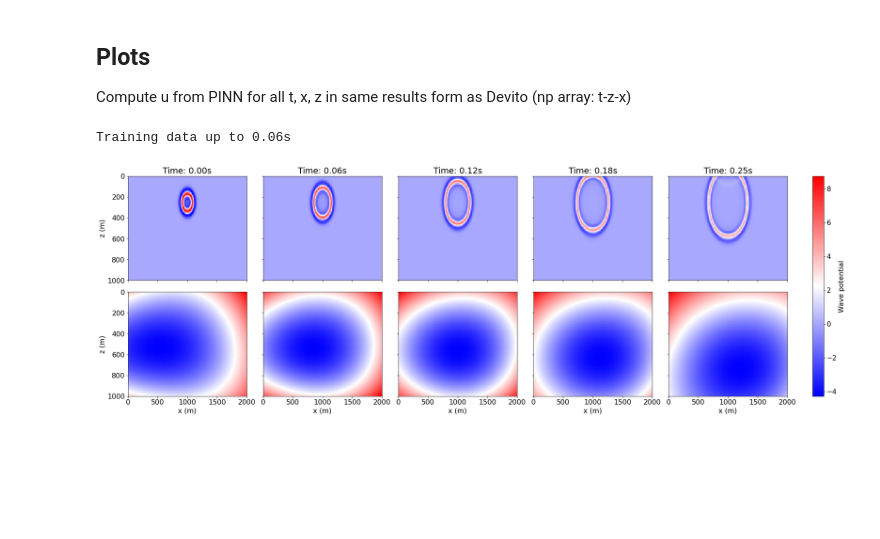
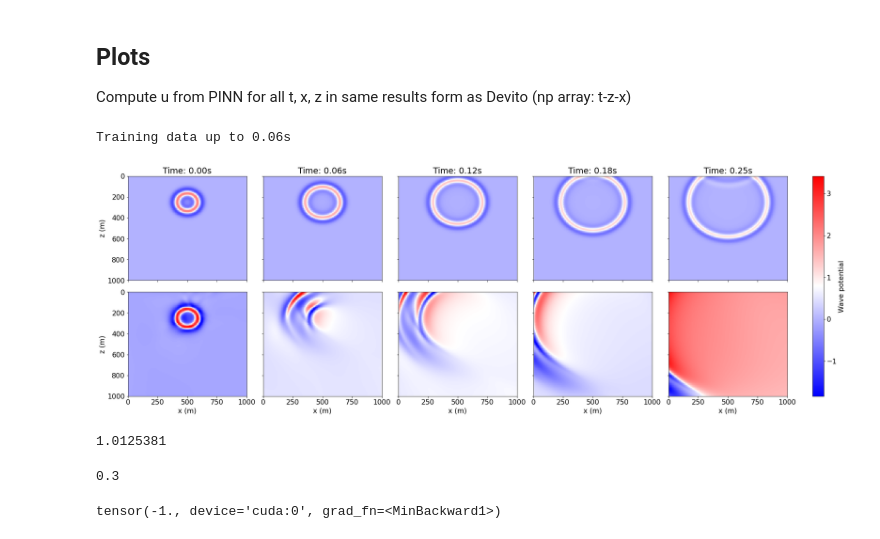
Before and after one commit to StephenTGibson/COMP527-colabNotebooks, a Jupyter notebook: COMP702-MScProject/PINNs_wave_eq_experimentation_.ipynb, the cells around one changed output. Saved outputs shown, nothing was run; the diff lists cells and outputs as text; code cells hidden in the pictures; blank space fills up the shorter version.

```diff
--- a/COMP702-MScProject/PINNs_wave_eq_experimentation_.ipynb
+++ b/COMP702-MScProject/PINNs_wave_eq_experimentation_.ipynb
@@ -54,7 +54,7 @@ tLimit_s = 0.5 ### SECONDS ###
 ## Devito
 # %%
 nx = 200 ### NODES ###
-nz = 100 ### NODES ###
+nz = 200 ### NODES ###
 
 absorbingLayer = 10 ### NODES ###
 
@@ -205,9 +205,9 @@ class PINN_2D_AcousticWave(torch.nn.Module):
         # define L-BFGS optimiser
         self.LBFGS_optimiser = torch.optim.LBFGS(
             self.parameters(),
-            # max_iter=maxIterations,
-            # max_eval=maxEvaluations,
-            # tolerance_change= 1.0 * np.finfo(float).eps,
+            max_iter=maxIterations,
+            max_eval=maxEvaluations,
+            tolerance_change= 1.0 * np.finfo(float).eps,
             line_search_fn='strong_wolfe',
             )
 
@@ -259,20 +259,20 @@ class PINN_2D_AcousticWave(torch.nn.Module):
                                 Nu2[:,1].astype(int),
                                 Nu2[:,2].astype(int)]
             Nu2[:,:3] *= self.uTrainDeltas
-            Nu = np.concatenate([Nu1, Nu2])
+            Nu = Nu1#np.concatenate([Nu1, Nu2])
 
         # normalise
         Nu = 2 * Nu / self.maxArray - 1
 
         return torch.from_numpy(Nu[:,:-1].astype(np.float32)).requires_grad_().to(device),\
-         torch.from_numpy(Nu[:,-1].astype(np.float32).reshape(Nu.shape[0],1)).to(device)
+         torch.from_numpy(Nu[:,-1].astype(np.float32)).to(device) #.reshape(Nu.shape[0],1)
 
     # compute solution via forward pass
     def forward(self, X):
         input = X
         for layer in self.layers[:-1]:
             input = self.activationFunction(layer(input))
-        return self.layers[-1](input)
+        return self.layers[-1](input).flatten()
 
     # compute PDE residual
     def residual(self, X):
@@ -281,7 +281,7 @@ class PINN_2D_AcousticWave(torch.nn.Module):
         z = X[:,2]
         X = torch.stack((t,x,z)).T
         # compute solution
-        u = self.forward(X).flatten()
+        u = self.forward(X)#.flatten()
 
         du_dNf = torch.autograd.grad(u, X, torch.ones_like(u), create_graph=True)[0]
         d2u_dt2 = torch.autograd.grad(du_dNf[:,0], t, torch.ones_like(u), create_graph=True)[0]
@@ -294,8 +294,11 @@ class PINN_2D_AcousticWave(torch.nn.Module):
     def lossFunc(self, Nu_pred, Nu_targ, Nf_r):
         self.iterationCount += 1
         # compute constituent loss components
+        # print(Nu_pred.shape)
+        # print(Nu_targ.shape)
         NuLoss = torch.mean(torch.square(Nu_pred - Nu_targ))
         # if Nf_r != None:
+        # print(Nf_r.shape)
         NfLoss = torch.mean(torch.square(Nf_r))
         # else:
         #     NfLoss = torch.tensor([0.]).to(device)
@@ -308,8 +311,8 @@ class PINN_2D_AcousticWave(torch.nn.Module):
                                            [NfLoss.item()],
                                            ]).T,
                                  axis=0)
-        # print training progress update (every (2**2)th epoch initially, then every 500th)
-        if self.verbose and ((np.log2(self.iterationCount) % 1 == 0 and self.iterationCount < 500) or self.iterationCount % 500 == 0):
+        # print training progress update (every (2**2)th epoch initially, then every 1000th)
+        if self.verbose and ((np.log2(self.iterationCount) % 1 == 0 and self.iterationCount < 1000) or self.iterationCount % 1000 == 0):
             seconds = perf_counter() - self.startTime
             print(f'Epoch: {self.iterationCount} --- Elapsed time: {int(seconds/60)}m{int(seconds%60)}s --- Loss: {self.history[-1,0]}')
         return totalLoss
@@ -340,7 +343,7 @@ class PINN_2D_AcousticWave(torch.nn.Module):
                 Nu, Nu_targ = self.createNu()
         self.eval()
 
-    def LBFGS_trainer(self, NuArray, NfArray):
+    def LBFGS_trainer(self):
         # set to train mode
         self.train()
         # initialise variables to track progress
@@ -354,6 +357,9 @@ class PINN_2D_AcousticWave(torch.nn.Module):
 
         # define closure function for L-BFGS optimiser
         def closure():
+            # if self.trainingResample:
+            #     Nf = self.createNf(tLim)
+            #     Nu, Nu_targ = self.createNu()
             self.LBFGS_optimiser.zero_grad()
             Nu_pred = self.forward(Nu)
             Nf_r = self.residual(Nf)
@@ -385,16 +391,15 @@ class PINN_2D_AcousticWave(torch.nn.Module):
 # %%
 # define network characteristics
 hiddenLayers = 4
-nodesPerLayer = 20
-activationFunction = nn.Softplus()
+nodesPerLayer = 50
+activationFunction = nn.Tanh()
 
-uTrainSlices = 10
+uTrainSlices = 20
 sourceEndTime = 2/f0 ### MILLISECONDS ###
 fdSliceStart = int(sourceEndTime/dt)
-fdSliceEnd = fdSliceStart + uTrainSlices
 FD_solution = FD_solutionWithSrc[fdSliceStart:]
 
-uTrain = FD_solution[:fdSliceEnd]
+uTrain = FD_solution[:uTrainSlices]
 
 uTrainDeltas = np.array([
     dt*1e-3,
@@ -407,10 +412,9 @@ maxArray = np.array([
     0.,])
 
 NuTotal = 6000
-NfTotal = 1000
+NfTotal = 10000
 trainingResample = False
-NuRange = True
-
+NuRange = False
 maxIterations = 50000
 maxEvaluations = 50000
 l1 = 0.1 # residual (PDE)
@@ -463,32 +472,47 @@ Compute u from PINN for all t, x, z in same results form as Devito (np array: t-
 numPlots = 5
 
 norm = matplotlib.colors.Normalize(min(FD_solution.min(), PINN_solution.min()), max(FD_solution.max(), PINN_solution.max()))
 cmap = matplotlib.cm.get_cmap('bwr')
 mapping = matplotlib.cm.ScalarMappable(norm=norm, cmap=cmap)
 fig, axs = plt.subplots(2, numPlots,
                         figsize=(24, 8),
                         constrained_layout=True,
                         sharex=True,
                         sharey=True,
                         )
 axs[0,0].invert_yaxis()
 
 for idx, ax in enumerate(axs[0]):
     plot = ax.pcolormesh(xGrid, zGrid, FD_solution[idx * int(FD_solution.shape[0]/numPlots)].T, norm=norm, cmap='bwr')
     if idx == 0:
         ax.set_ylabel('z (m)')
     ax.set_title(f'Time: {(uTrainDeltas[0] * idx * int(FD_solution.shape[0]/numPlots)):.2f}s')
 for idx, ax in enumerate(axs[1]):
-    plot = ax.pcolormesh(xGrid, zGrid, PINN_solution[idx * int(PINN_solution.shape[0]/numPlots)].T, cmap='bwr')  #norm=norm,
+    plot = ax.pcolormesh(xGrid, zGrid, PINN_solution[idx * int(PINN_solution.shape[0]/numPlots)].T, cmap='bwr',)# norm=norm)
     ax.set_xlabel('x (m)')
     if idx == 0:
         ax.set_ylabel('z (m)')
 clb = fig.colorbar(mapping, ax=axs.ravel(), aspect=60)
 clb.set_label('Wave potential')
 
 print(f'Training data up to {(uTrainDeltas[0] * uTrainSlices):.2f}s')
 
 plt.show()
 # %% [output]
 Training data up to 0.06s
-[figure, old version]
+[figure, new version]
+# %%
+np.linalg.norm(FD_solution-PINN_solution) / np.linalg.norm(FD_solution)
+# %% [output]
+1.0125381
+# %%
+        # # Prepare training tensors
+        # tLim = self.maxArray[0]
+
+        # Nf = self.createNf(tLim)
+        # Nu, Nu_targ = self.createNu()
+
+tLim = maxArray[0]
+tLim
+# %% [output]
+0.3
@@ -494,0 +521,4 @@ Training data up to 0.06s
+# %%
+Nu[:,2].min()
+# %% [output]
+tensor(-1., device='cuda:0', grad_fn=<MinBackward1>)
```
Also changed, not shown: parts of 7 cells of this notebook.
